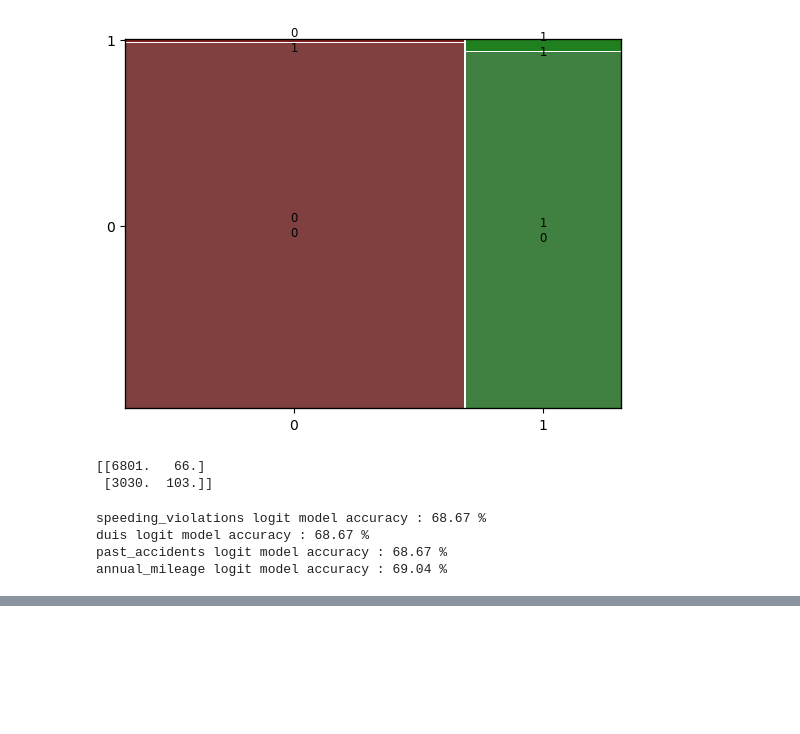
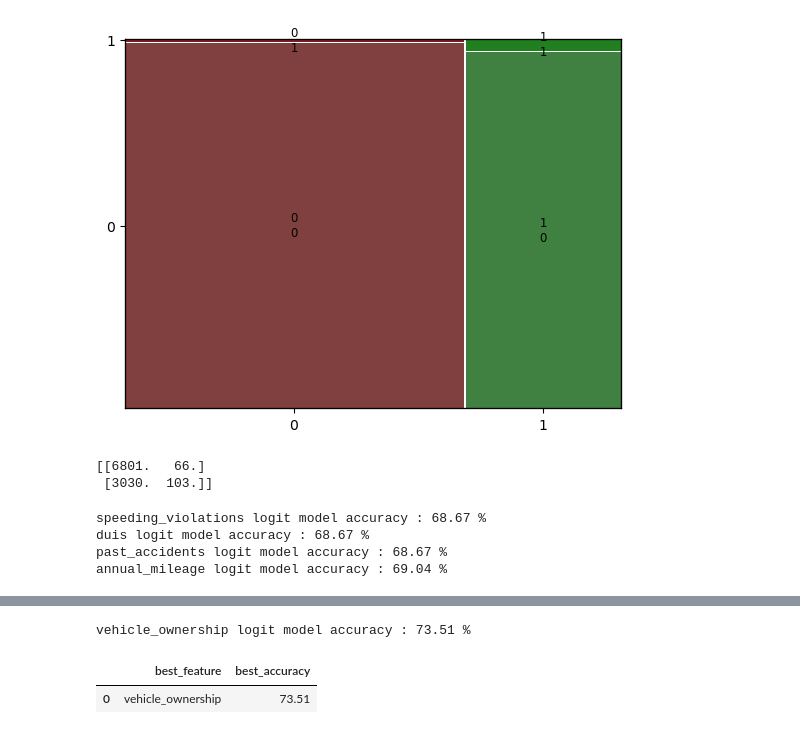
Before and after one commit to drksz/Learning-ML, a Jupyter notebook: Case Studies/Car-Insurance-Case-Study.ipynb, the cells around one changed output, grey strips where cells are left out. Cells and saved outputs as stored; diff of their text form; code cells hidden in the pictures; blank space fills up the shorter version.

```diff
--- a/Case Studies/Car-Insurance-Case-Study.ipynb
+++ b/Case Studies/Car-Insurance-Case-Study.ipynb
@@ -162,3 +160,14 @@ speeding_violations logit model accuracy : 68.67 %
 duis logit model accuracy : 68.67 %
 past_accidents logit model accuracy : 68.67 %
 annual_mileage logit model accuracy : 69.04 %
+# %%
+ownership_mdl = logit('outcome ~ vehicle_ownership', data=car_insurance).fit()
+
+own_predict = np.round(ownership_mdl.predict())
+
+own_actual_vs_predict = pd.DataFrame({
+    'response_actual':actual_outcome,
+    'response_predict':own_predict
+})
+
+own_actual_vs_predict.value_counts(sort=False)
@@ -164,0 +184,21 @@ annual_mileage logit model accuracy : 69.04 %
+# %%
+conf_matrix = ownership_mdl.pred_table()
+tn = conf_matrix[0, 0]
+fp = conf_matrix[0, 1]
+fn = conf_matrix[1, 0]
+tp = conf_matrix[1, 1]
+
+own_mdl_accuracy = ( (tn + tp) / (tn + fp + fn + tp) ) * 100
+print(f'vehicle_ownership logit model accuracy : {round(own_mdl_accuracy, 2)} %')
+# %% [output]
+vehicle_ownership logit model accuracy : 73.51 %
+# %%
+best_feature_df = pd.DataFrame({
+    'best_feature':['vehicle_ownership'],
+    'best_accuracy':[own_mdl_accuracy]
+})
+
+best_feature_df
+# %% [output]
+|  | best_feature | best_accuracy |
+| 0 | vehicle_ownership | 73.51 |
```
Also changed, not shown: parts of 2 cells of this notebook.
